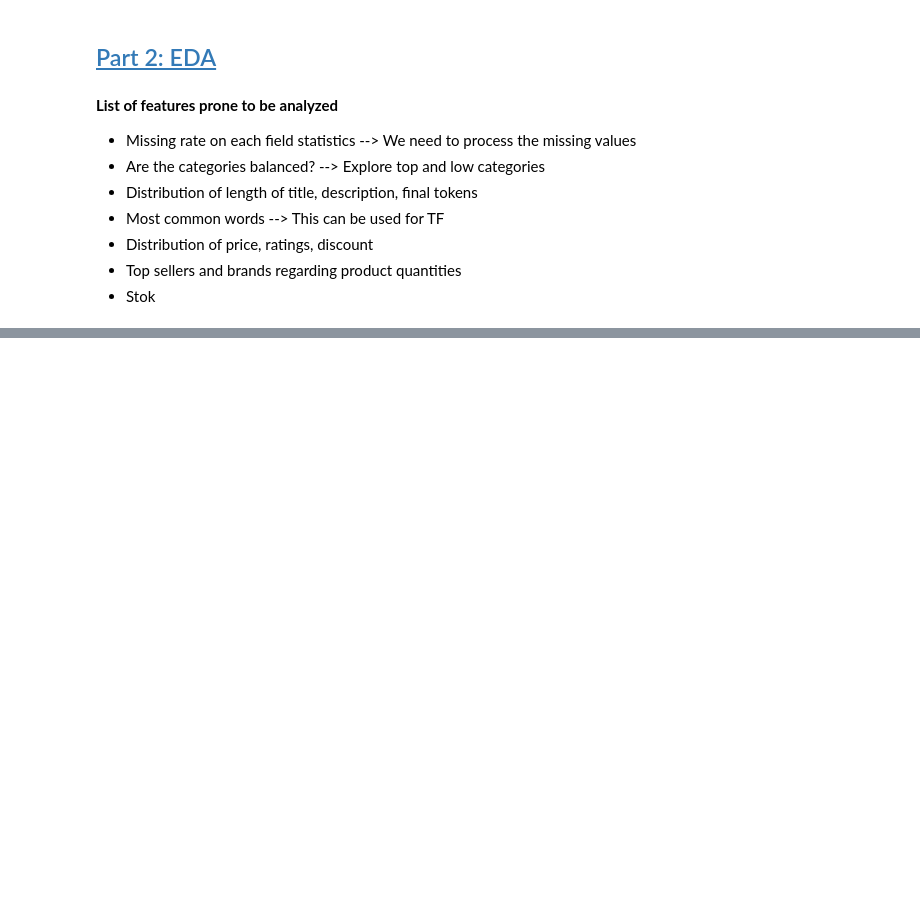
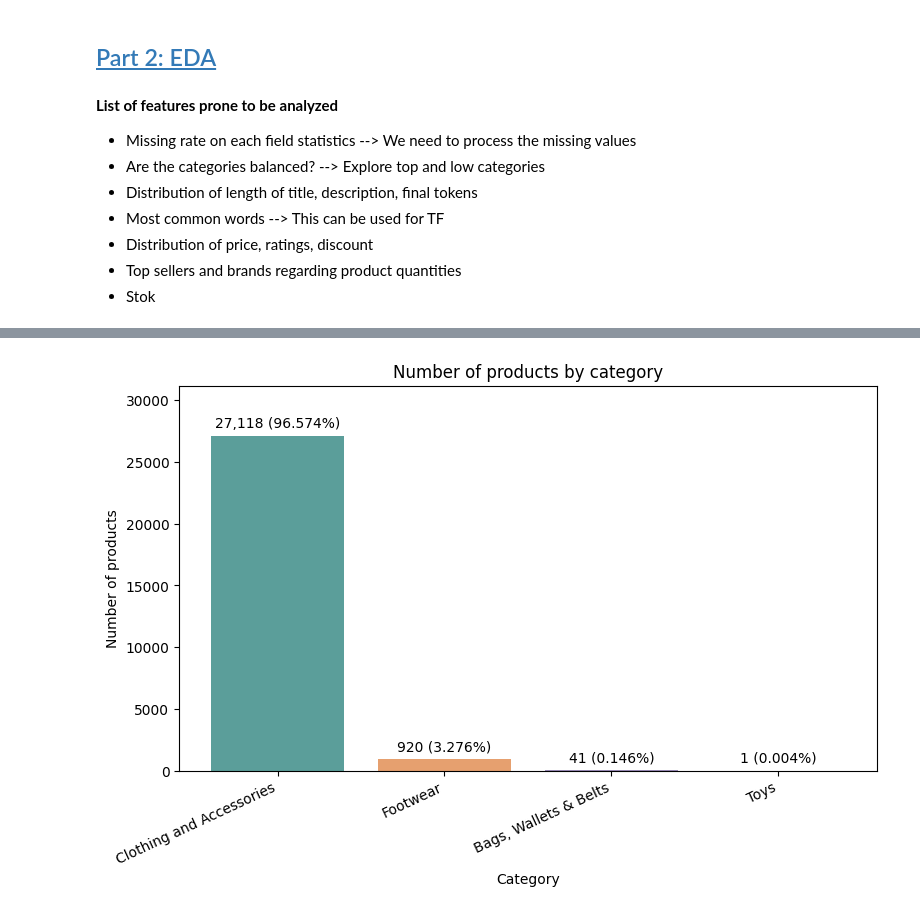
Before and after one commit to froggyalchemist/irwa-search-engine, a Jupyter notebook: project_progress/part_1/preprocessing.ipynb, the cells around one changed output, grey strips where cells are left out. Saved outputs shown, nothing was run; the diff lists cells and outputs as text; code cells hidden in the pictures; blank space fills up the shorter version.

```diff
--- a/project_progress/part_1/preprocessing.ipynb
+++ b/project_progress/part_1/preprocessing.ipynb
@@ -250,0 +255,23 @@ print(f"✅ Saved 2 files to {data_dir}")
+# %%
+import matplotlib.pyplot as plt
+
+# Each row is one product because pid is unique.
+category_counts = df["category"].value_counts()
+
+plt.figure(figsize=(9, 5))
+bars = plt.bar(category_counts.index, category_counts.values,
+               color=["#5B9E9A", "#E6A06F", "#9B8CB9", "#D7BA65"])
+plt.bar_label(
+    bars,
+    labels=[f"{n:,} ({n / len(df):.3%})" for n in category_counts.values],
+    padding=4
+)
+plt.ylim(0, category_counts.max() * 1.15)
+plt.title("Number of products by category")
+plt.xlabel("Category")
+plt.ylabel("Number of products")
+plt.xticks(rotation=25, ha="right")
+# plt.tight_layout()
+plt.show()
+# %% [output]
+[figure, added]
```
Also changed, not shown: parts of 17 cells of this notebook, 3 other files.
